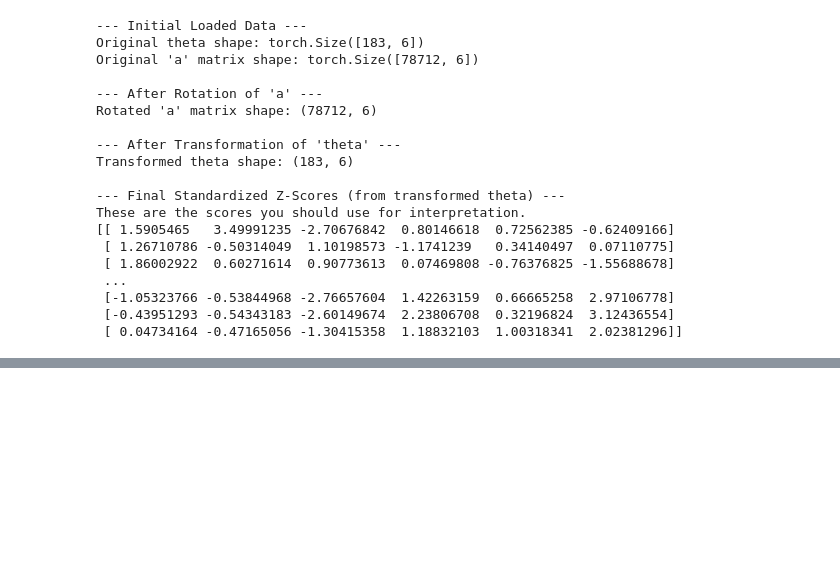
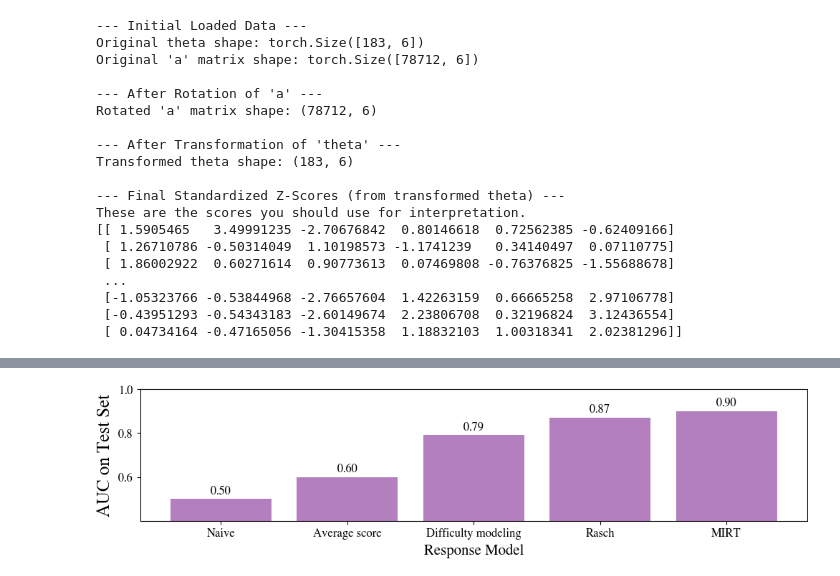
Before and after one commit to ronanhansel/reeval-multi, a Jupyter notebook: mirt-official/eda.ipynb, the cells around one changed output, grey strips where cells are left out. Drawn from its saved outputs; the diff is of its cells as text; code cells hidden in the pictures; blank space fills up the shorter version.

```diff
--- a/mirt-official/eda.ipynb
+++ b/mirt-official/eda.ipynb
@@ -675,0 +615,22 @@ Generating plot...
+# %%
+values = [0.5, 0.6, 0.79, 0.87, 0.9]
+labels = ['Naive', 'Average score', 'Difficulty modeling', 'Rasch', 'MIRT']
+
+fig, ax = plt.subplots(figsize=(10, 2.5))
+bars = ax.bar(labels, values, color='#b37fbf')
+
+ax.set_xlabel(r'Response Model', fontsize=15)
+ax.set_ylabel(r'AUC on Test Set', fontsize=18)
+ax.set_ylim(0.4, 1.0)
+ax.set_yticks([i/5 for i in range(3, 6)])
+plt.tick_params(axis="both", labelsize=12)
+
+for bar, v in zip(bars, values):
+    ax.text(bar.get_x() + bar.get_width() / 2, v + 0.01, f'{v:.2f}',
+            ha='center', va='bottom', fontsize=12)
+
+plt.savefig("../result/test_auc_grow.pdf", bbox_inches="tight")
+
+plt.show()
+# %% [output]
+[figure, added]
```
Also changed, not shown: parts of 7 cells of this notebook, 19 other files.
